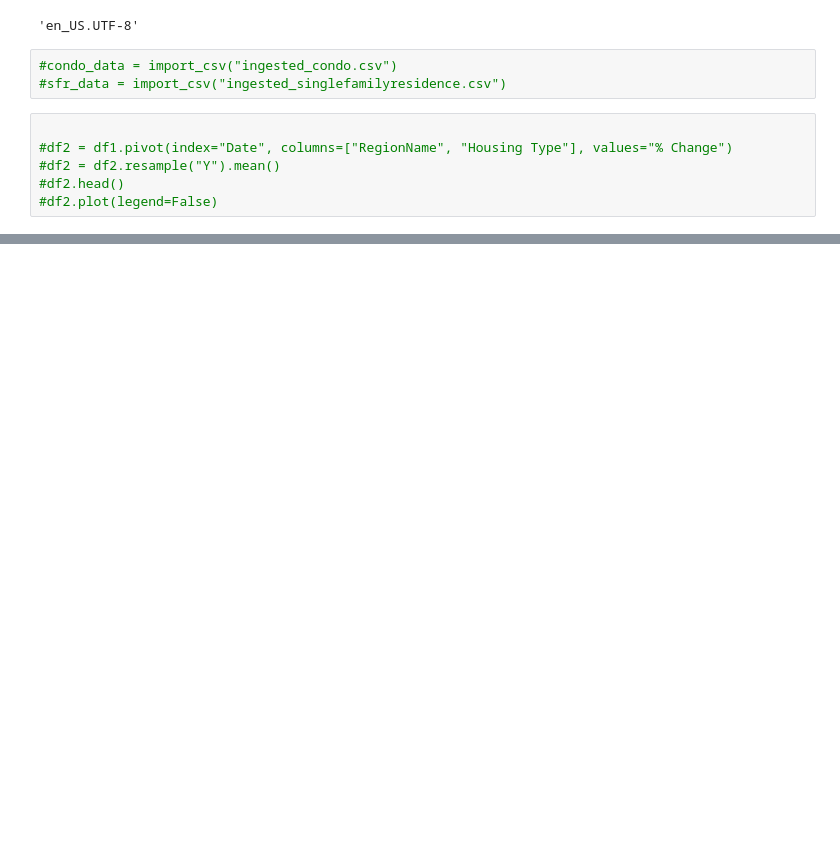
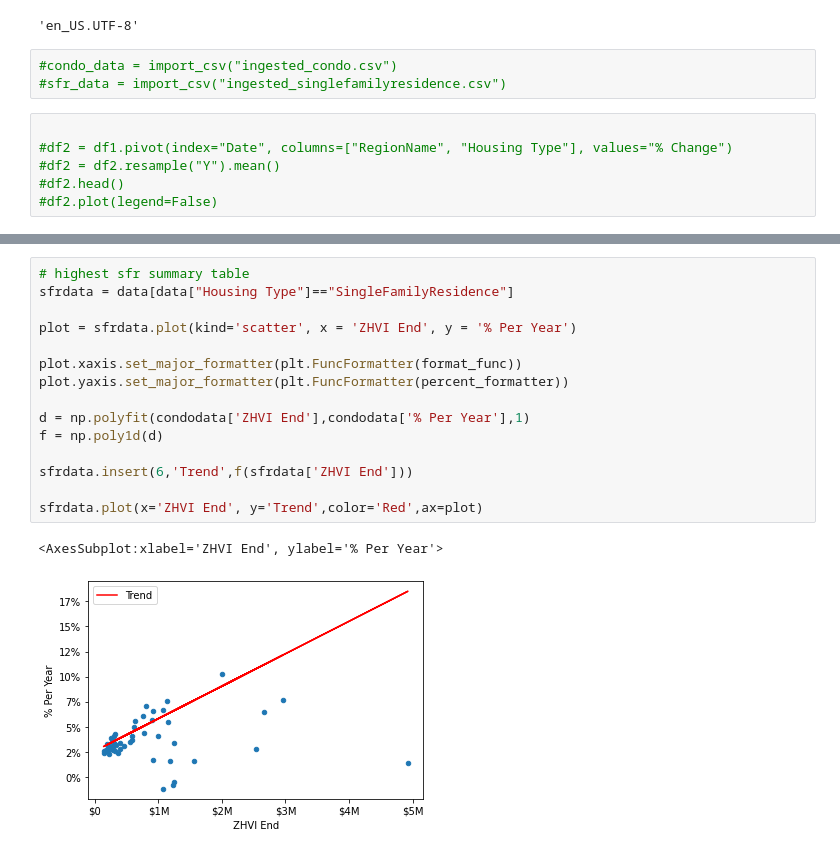
Before and after one commit to michael-brittlebank/digital-builder-capstone, a Jupyter notebook: main.ipynb, the cells around one changed output, grey strips where cells are left out. Saved outputs shown, nothing was run; the diff lists cells and outputs as text; blank space fills up the shorter version.

```diff
--- a/main.ipynb
+++ b/main.ipynb
@@ -76,0 +107,18 @@ sfrdata.head()
+# %%
+# highest sfr summary table
+sfrdata = data[data["Housing Type"]=="SingleFamilyResidence"]
+
+plot = sfrdata.plot(kind='scatter', x = 'ZHVI End', y = '% Per Year')
+
+plot.xaxis.set_major_formatter(plt.FuncFormatter(format_func))
+plot.yaxis.set_major_formatter(plt.FuncFormatter(percent_formatter))
+
+d = np.polyfit(condodata['ZHVI End'],condodata['% Per Year'],1)
+f = np.poly1d(d)
+
+sfrdata.insert(6,'Trend',f(sfrdata['ZHVI End']))
+
+sfrdata.plot(x='ZHVI End', y='Trend',color='Red',ax=plot)
+# %% [output]
+<AxesSubplot:xlabel='ZHVI End', ylabel='% Per Year'>
+[figure, added]
```
Also changed, not shown: parts of 8 cells of this notebook, 2 other files.
